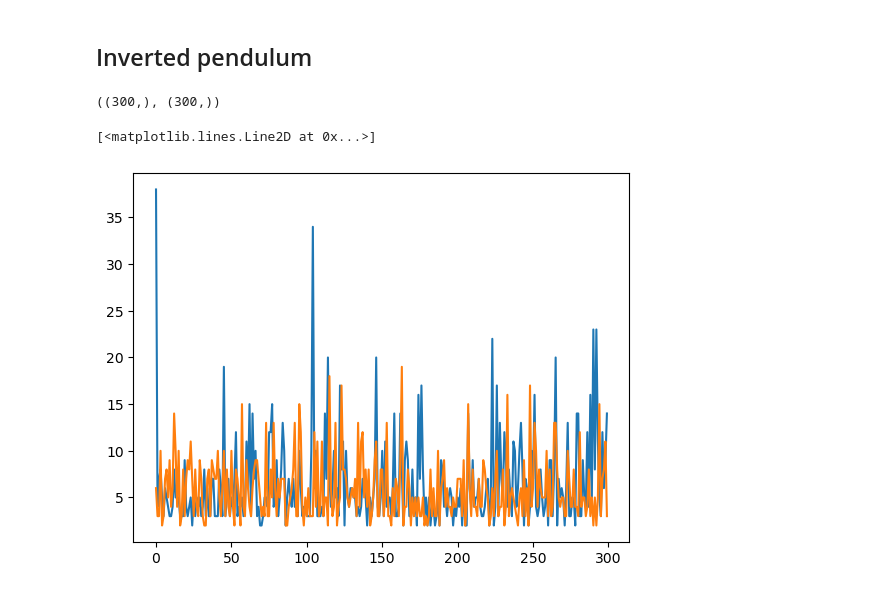
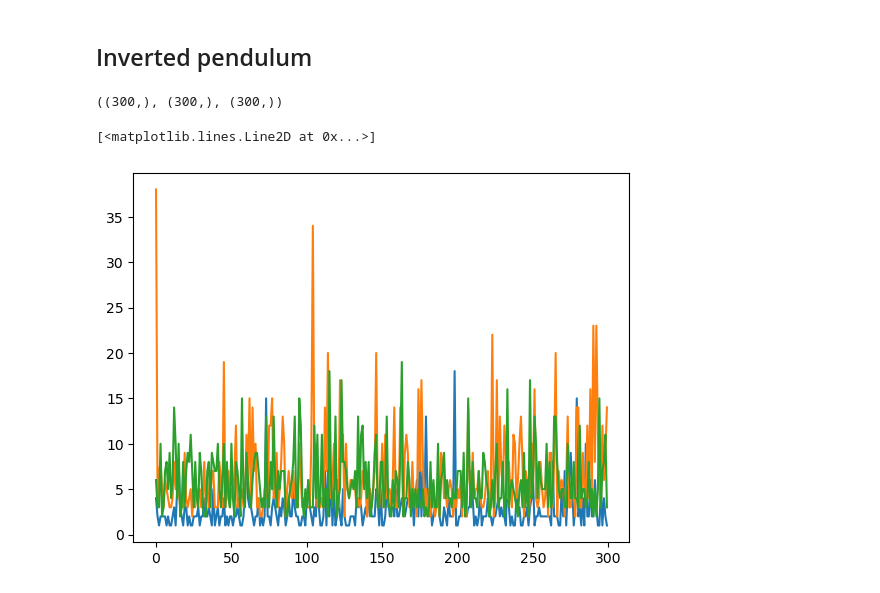
Before and after one commit to nicolasleblanc-poly/QRNN-MPC, a Jupyter notebook: mppi/mppi_analysis.ipynb, the cells around one changed output. Drawn from its saved outputs; the diff is of its cells as text; code cells hidden in the pictures.

```diff
--- a/mppi/mppi_analysis.ipynb
+++ b/mppi/mppi_analysis.ipynb
@@ -170,7 +171,7 @@ Text(0, 0.5, 'Mean episodic return')
 # %% [markdown]
 ## Inverted pendulum
 # %%
-# IP_mppi_0 = np.load("C:\\Users\\nicle\\Desktop\\QRNN-MPC\\mppi\\PandaReach_MPPI_results_seed0.npz")['arr_0'] #['mean_reward']
+IP_mppi_0 = np.load("C:\\Users\\nicle\\Desktop\\QRNN-MPC\\mppi\\InvertedPendulum_MPPI_results_seed0.npz")['arr_0'][:300] #['mean_reward']
 IP_mppi_8 = np.load("C:\\Users\\nicle\\Desktop\\QRNN-MPC\\mppi\\InvertedPendulum_MPPI_results_seed8.npz")['arr_0']
 IP_mppi_15 = np.load("C:\\Users\\nicle\\Desktop\\QRNN-MPC\\mppi\\InvertedPendulum_MPPI_results_seed15.npz")['arr_0']
 
@@ -178,13 +179,14 @@ IP_mppi_15 = np.load("C:\\Users\\nicle\\Desktop\\QRNN-MPC\\mppi\\InvertedPendulu
 # %%
 # IP_mppi['episode_rewards'].shape
 
-IP_mppi_8.shape, IP_mppi_15.shape
+IP_mppi_0.shape, IP_mppi_8.shape, IP_mppi_15.shape
 # %% [output]
-((300,), (300,))
+((300,), (300,), (300,))
 # %%
 # plt.plot(IP_mppi['mean_rewards'], label='MPPI')
+plt.plot(IP_mppi_0, label='MPPI seed 0')
 plt.plot(IP_mppi_8, label='MPPI seed 8')
 plt.plot(IP_mppi_15, label='MPPI seed 15')
 # %% [output]
 [<matplotlib.lines.Line2D at 0x...>]
-[figure, old version]
+[figure, new version]
```
Also changed, not shown: parts of 5 cells of this notebook, 5 other files.
